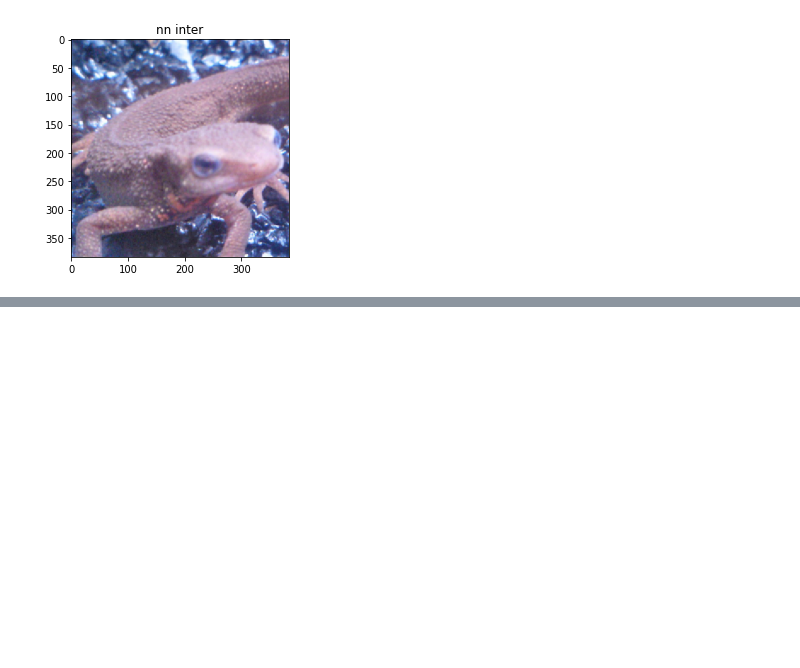
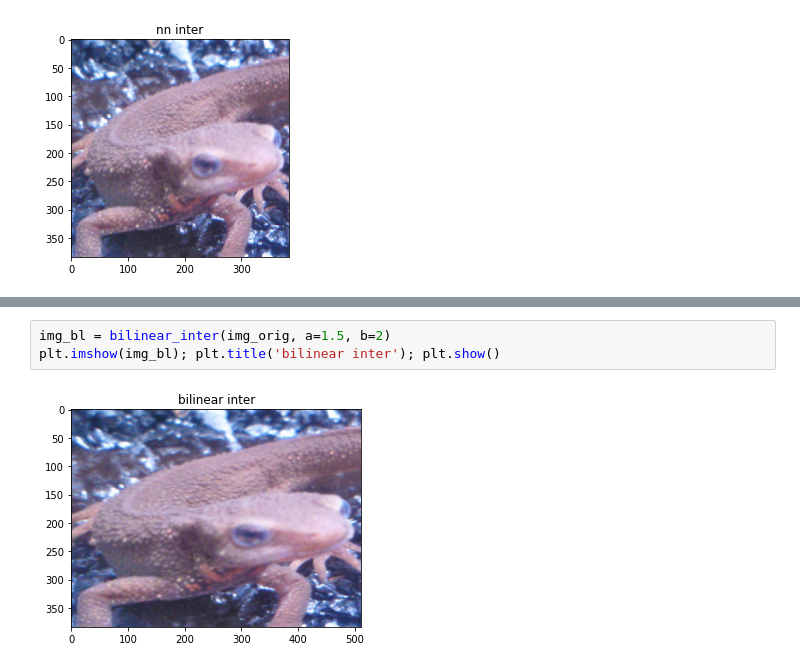
Before and after one commit to TakuroTerui/Gasyori100knock, a Jupyter notebook: work/Gasyori100knock_Q21_30.ipynb, the cells around one changed output, grey strips where cells are left out. Cells and saved outputs as stored; diff of their text form; blank space fills up the shorter version.

```diff
--- a/work/Gasyori100knock_Q21_30.ipynb
+++ b/work/Gasyori100knock_Q21_30.ipynb
@@ -346,0 +388,5 @@ plt.imshow(img_nn); plt.title('nn inter'); plt.show()
+# %%
+img_bl = bilinear_inter(img_orig, a=1.5, b=2)
+plt.imshow(img_bl); plt.title('bilinear inter'); plt.show()
+# %% [output]
+[figure, added]
```
Also changed, not shown: parts of 20 cells of this notebook.
